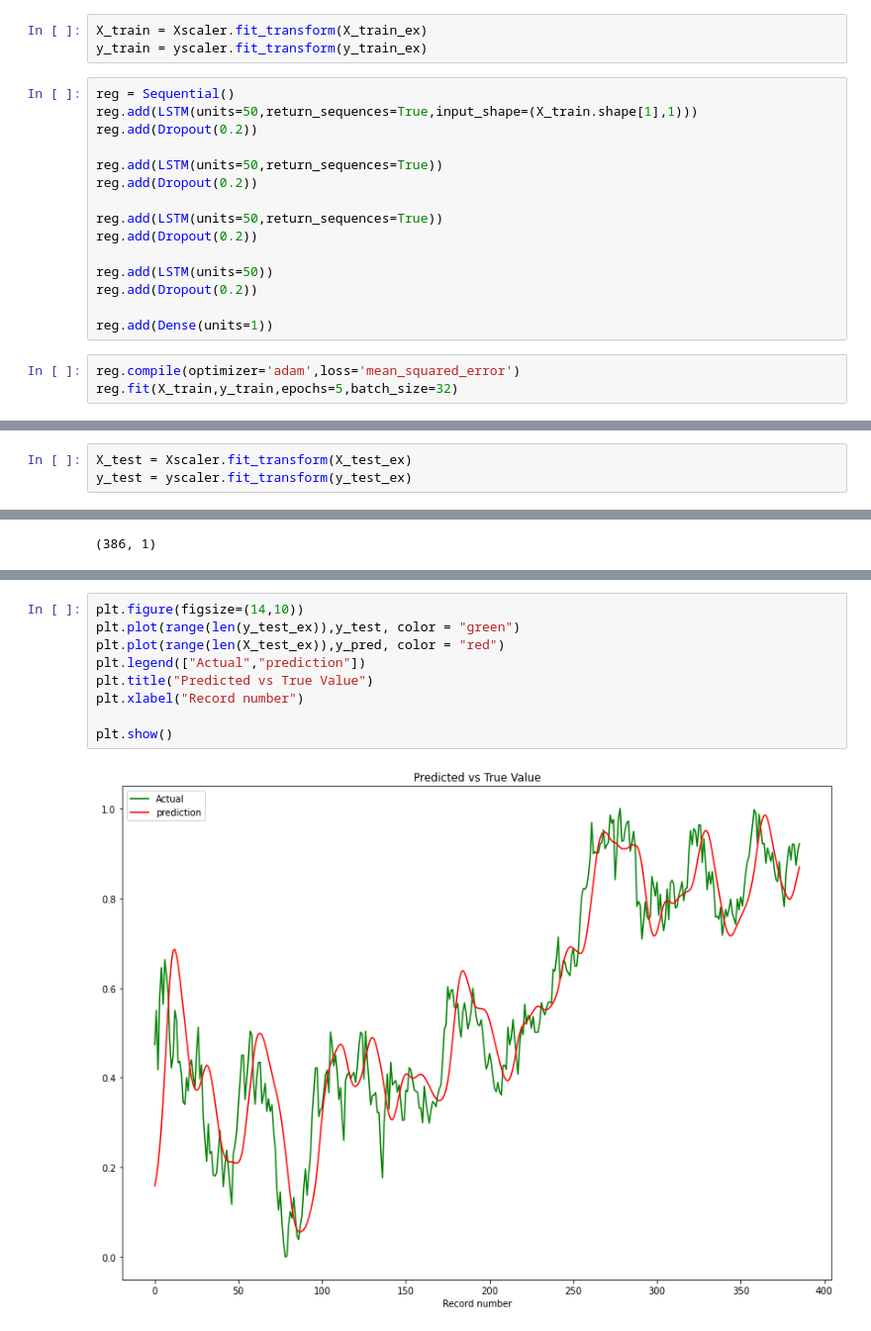
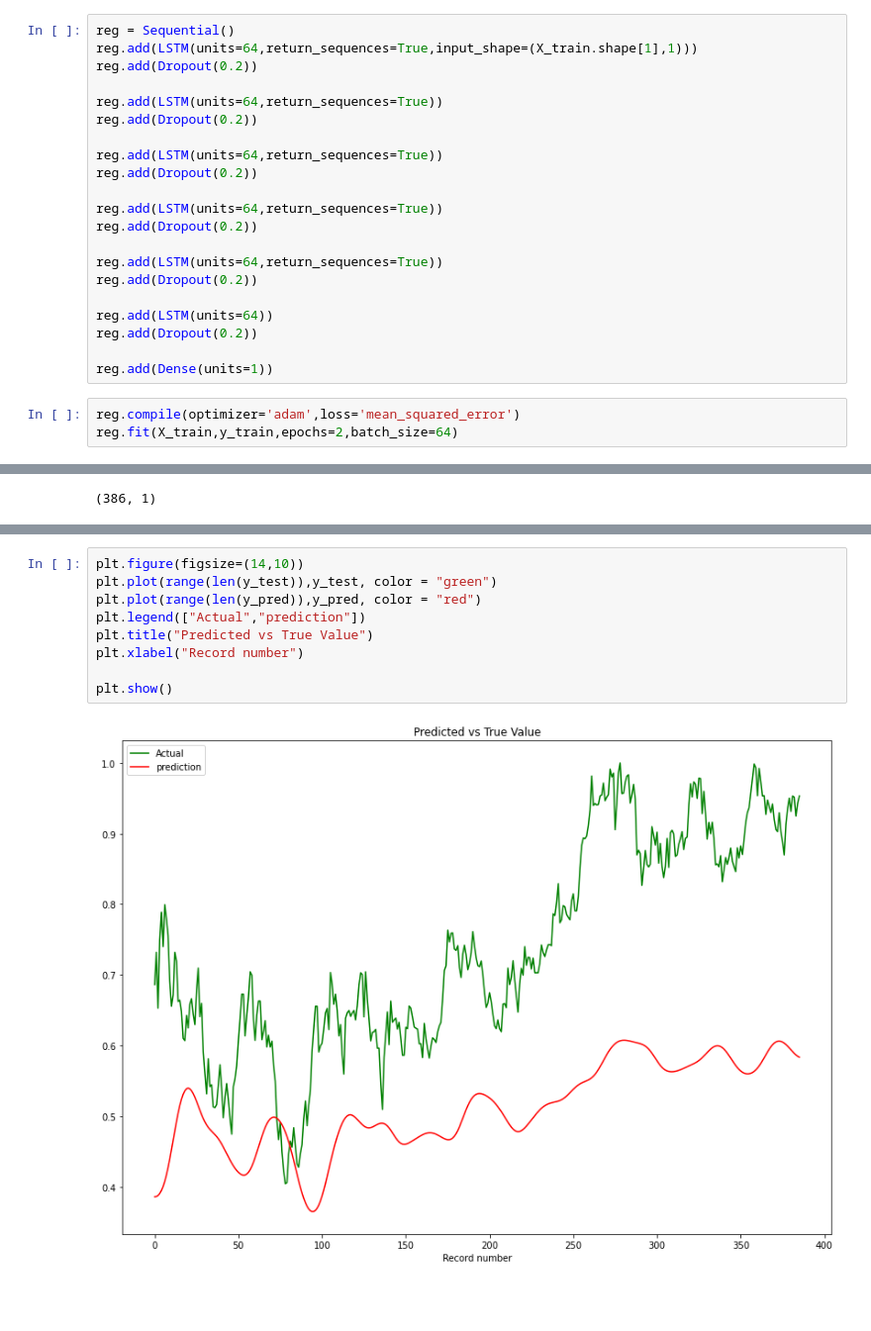
Before and after one commit to heidaralavi/Stock-Pred, a Jupyter notebook: Stock Price Prediction Using Machine Learning.ipynb, the cells around one changed output, grey strips where cells are left out. Shown at 99% size. Saved outputs shown, nothing was run; the diff lists cells and outputs as text; blank space fills up the shorter version.

```diff
--- a/Stock Price Prediction Using Machine Learning.ipynb
+++ b/Stock Price Prediction Using Machine Learning.ipynb
@@ -62,22 +67,25 @@ yscaler=MinMaxScaler(feature_range=(0,1), clip=True)
-# %%
-X_train = Xscaler.fit_transform(X_train_ex)
-y_train = yscaler.fit_transform(y_train_ex)
 # %%
 reg = Sequential()
-reg.add(LSTM(units=50,return_sequences=True,input_shape=(X_train.shape[1],1)))
+reg.add(LSTM(units=64,return_sequences=True,input_shape=(X_train.shape[1],1)))
 reg.add(Dropout(0.2))
 
-reg.add(LSTM(units=50,return_sequences=True))
+reg.add(LSTM(units=64,return_sequences=True))
 reg.add(Dropout(0.2))
 
-reg.add(LSTM(units=50,return_sequences=True))
+reg.add(LSTM(units=64,return_sequences=True))
 reg.add(Dropout(0.2))
 
-reg.add(LSTM(units=50))
+reg.add(LSTM(units=64,return_sequences=True))
+reg.add(Dropout(0.2))
+
+reg.add(LSTM(units=64,return_sequences=True))
+reg.add(Dropout(0.2))
+
+reg.add(LSTM(units=64))
 reg.add(Dropout(0.2))
 
 reg.add(Dense(units=1))
 # %%
 reg.compile(optimizer='adam',loss='mean_squared_error')
-reg.fit(X_train,y_train,epochs=5,batch_size=32)
+reg.fit(X_train,y_train,epochs=2,batch_size=64)
 # %% [output]
@@ -94,4 +96 @@ Epoch 5/5
 <keras.callbacks.History at 0x...>
-# %%
-X_test = Xscaler.fit_transform(X_test_ex)
-y_test = yscaler.fit_transform(y_test_ex)
@@ -139,11 +135,11 @@ plt.show()
 # %%
 plt.figure(figsize=(14,10))
-plt.plot(range(len(y_test_ex)),y_test, color = "green")
-plt.plot(range(len(X_test_ex)),y_pred, color = "red")
+plt.plot(range(len(y_test)),y_test, color = "green")
+plt.plot(range(len(y_pred)),y_pred, color = "red")
 plt.legend(["Actual","prediction"])
 plt.title("Predicted vs True Value")
 plt.xlabel("Record number")
 
 plt.show()
 # %% [output]
-[figure, old version]
+[figure, new version]
```
Also changed, not shown: parts of 22 cells of this notebook.
